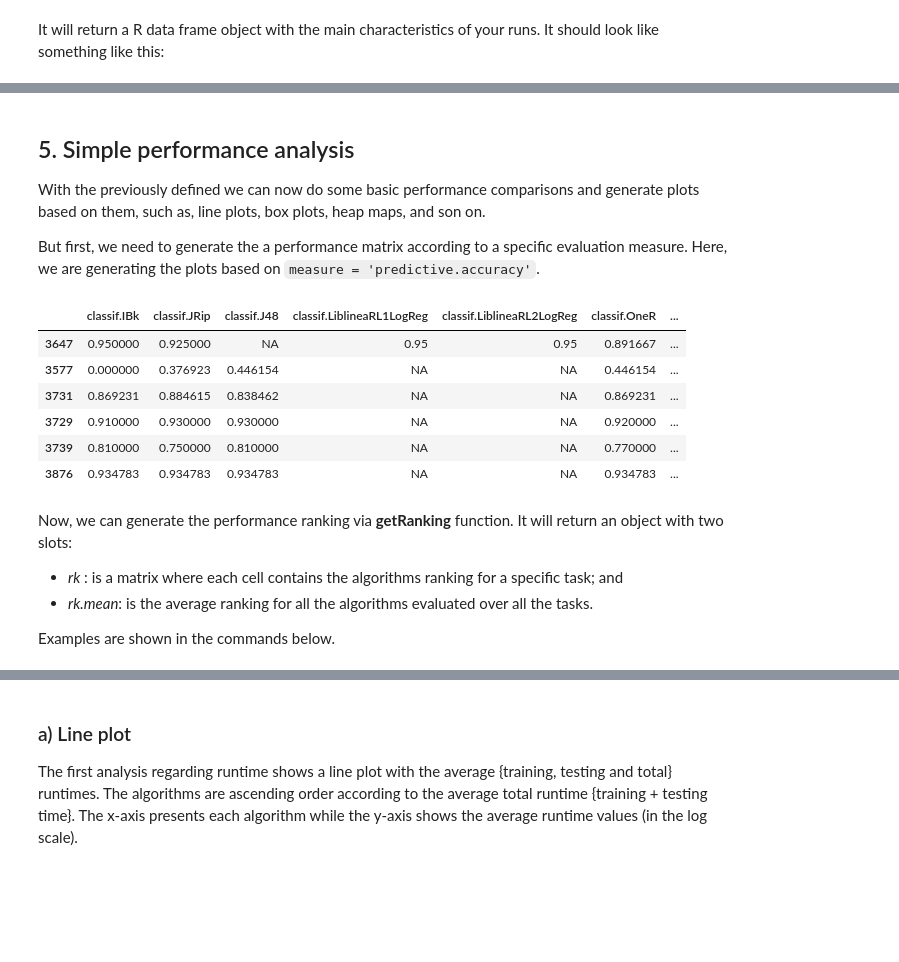
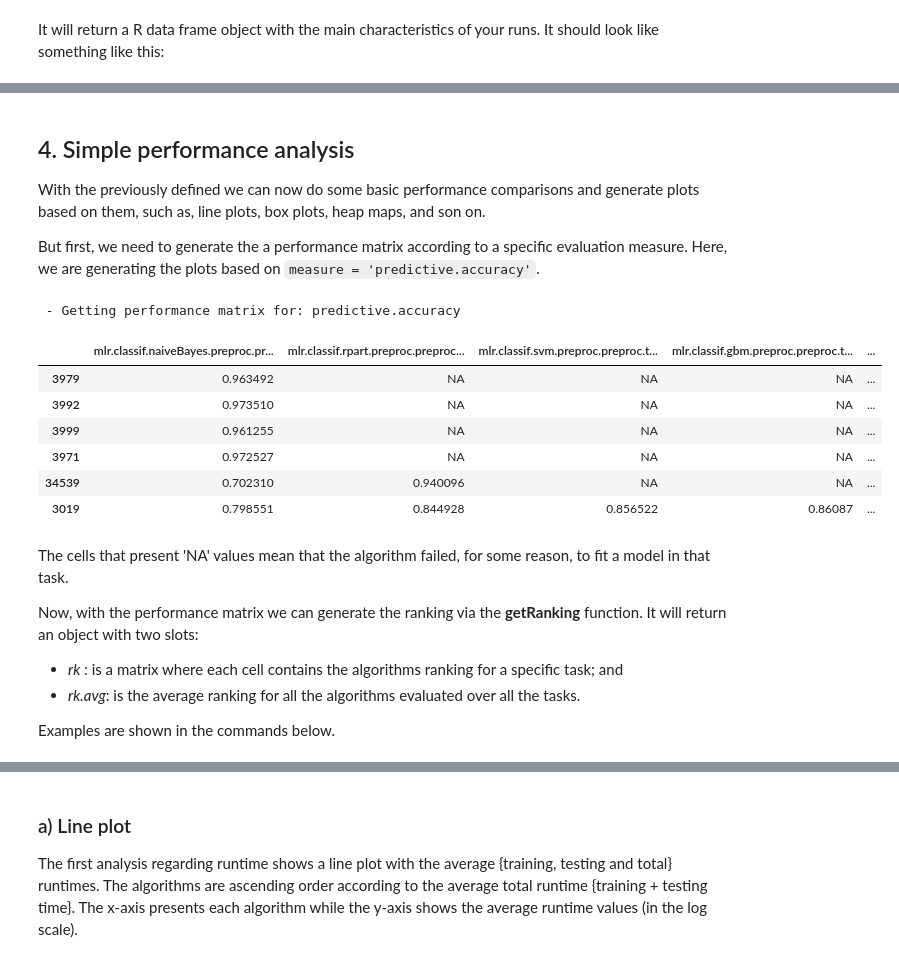
Before and after one commit to rgmantovani/postAnalysis, a Jupyter notebook: AutomaticAnalysis.ipynb, the cells around one changed output, grey strips where cells are left out. Cells and saved outputs as stored; diff of their text form; code cells hidden in the pictures; blank space fills up the shorter version.

```diff
--- a/AutomaticAnalysis.ipynb
+++ b/AutomaticAnalysis.ipynb
@@ -143,3 +92,6 @@ data = getExperimentsData(tag = "study_7", numRuns = 18000)
+# %%
+#data = getExperimentsData(tag = "study_14", numRuns = 10000)
+data = getExperimentsData(tag = "study_14")
 # %% [markdown]
 It will return a R data frame object with the main characteristics of your runs. It should look like something like this:
 # %%
@@ -165,29 +106,0 @@ The output is a *matrix[learners, tasks]* with the specified performance values.
-# %%
-# Arguments:
-#  * data - our metled data frame
-#  * column - the peformance measure's column to be considered in the analysis. Until now you can choose between
-#   'predictive.accuracy' or 'area.under.roc.curve'
-# Output:
-#  performance matrix with 'tasks' rows and 'learners' columns
-
-getMatrix = function(data, column = "predictive.accuracy") {
-
-  all.learners = unique(data$algo)
-  all.tasks = unique(data$task.id)
-
-  mat = matrix(data = NA, nrow = length(all.tasks), ncol = length(all.learners),
-    dimnames = list(all.tasks, all.learners))
-
-  # Matrices with the specified measure (by the column name specified)
-  for(i in 1:nrow(data)) {
-    row.id = which(all.tasks == data[i,]$task.id)
-    col.id = which(all.learners == data[i,]$algo)
-    mat[row.id, col.id] = data[i, column]
-  }
-
-  # Removing algs with no execution (not being applied on all tasks)
-  uniquelength = sapply(data.frame(mat), function(x) length(unique(x)))
-  mat = subset(data.frame(mat), select = uniquelength > 1)
-
-  return(mat)
-}
@@ -350,25 +164,28 @@ Warning message:
 # %% [markdown]
-## 5. Simple performance analysis
+## 4. Simple performance analysis
 
 With the previously defined we can now do some basic performance comparisons and generate plots based on them, such as, line plots, box plots, heap maps, and son on.
 
 But first, we need to generate the a performance matrix according to a specific evaluation measure. Here, we are  generating the plots based on `measure = 'predictive.accuracy'`.
 # %%
 # Getting the performance matrix
-mat.acc = getMatrix(data, column = "predictive.accuracy")
+mat.acc = getPerfMatrix(data = data, measure = "predictive.accuracy")
 head(mat.acc)
 # %% [output]
+ - Getting performance matrix for: predictive.accuracy
-|  | classif.IBk | classif.JRip | classif.J48 | classif.LiblineaRL1LogReg | classif.LiblineaRL2LogReg | classif.OneR | ... |
-| 3647 | 0.950000 | 0.925000 | NA | 0.95 | 0.95 | 0.891667 | ... |
-| 3577 | 0.000000 | 0.376923 | 0.446154 | NA | NA | 0.446154 | ... |
-| 3731 | 0.869231 | 0.884615 | 0.838462 | NA | NA | 0.869231 | ... |
-| 3729 | 0.910000 | 0.930000 | 0.930000 | NA | NA | 0.920000 | ... |
-| 3739 | 0.810000 | 0.750000 | 0.810000 | NA | NA | 0.770000 | ... |
-| 3876 | 0.934783 | 0.934783 | 0.934783 | NA | NA | 0.934783 | ... |
+|  | mlr.classif.naiveBayes.preproc.pr... | mlr.classif.rpart.preproc.preproc... | mlr.classif.svm.preproc.preproc.t... | mlr.classif.gbm.preproc.preproc.t... | ... |
+| 3979 | 0.963492 | NA | NA | NA | ... |
+| 3992 | 0.973510 | NA | NA | NA | ... |
+| 3999 | 0.961255 | NA | NA | NA | ... |
+| 3971 | 0.972527 | NA | NA | NA | ... |
+| 34539 | 0.702310 | 0.940096 | NA | NA | ... |
+| 3019 | 0.798551 | 0.844928 | 0.856522 | 0.86087 | ... |
 # %% [markdown]
-Now, we can generate the performance ranking via **getRanking** function. It will return an object with two slots:
+The cells that present 'NA' values mean that the algorithm failed, for some reason, to fit a model in that task.
+
+Now, with the performance matrix we can generate the ranking via the **getRanking** function. It will return an object with two slots:
 * *rk* : is a matrix where each cell contains the algorithms ranking for a specific task; and
-* *rk.mean*: is the average ranking for all the algorithms evaluated over all the tasks.
+* *rk.avg*: is the average ranking for all the algorithms evaluated over all the tasks.
 
 Examples are shown in the commands below.
 # %%
```
Also changed, not shown: parts of 73 cells of this notebook, 2 other files.
